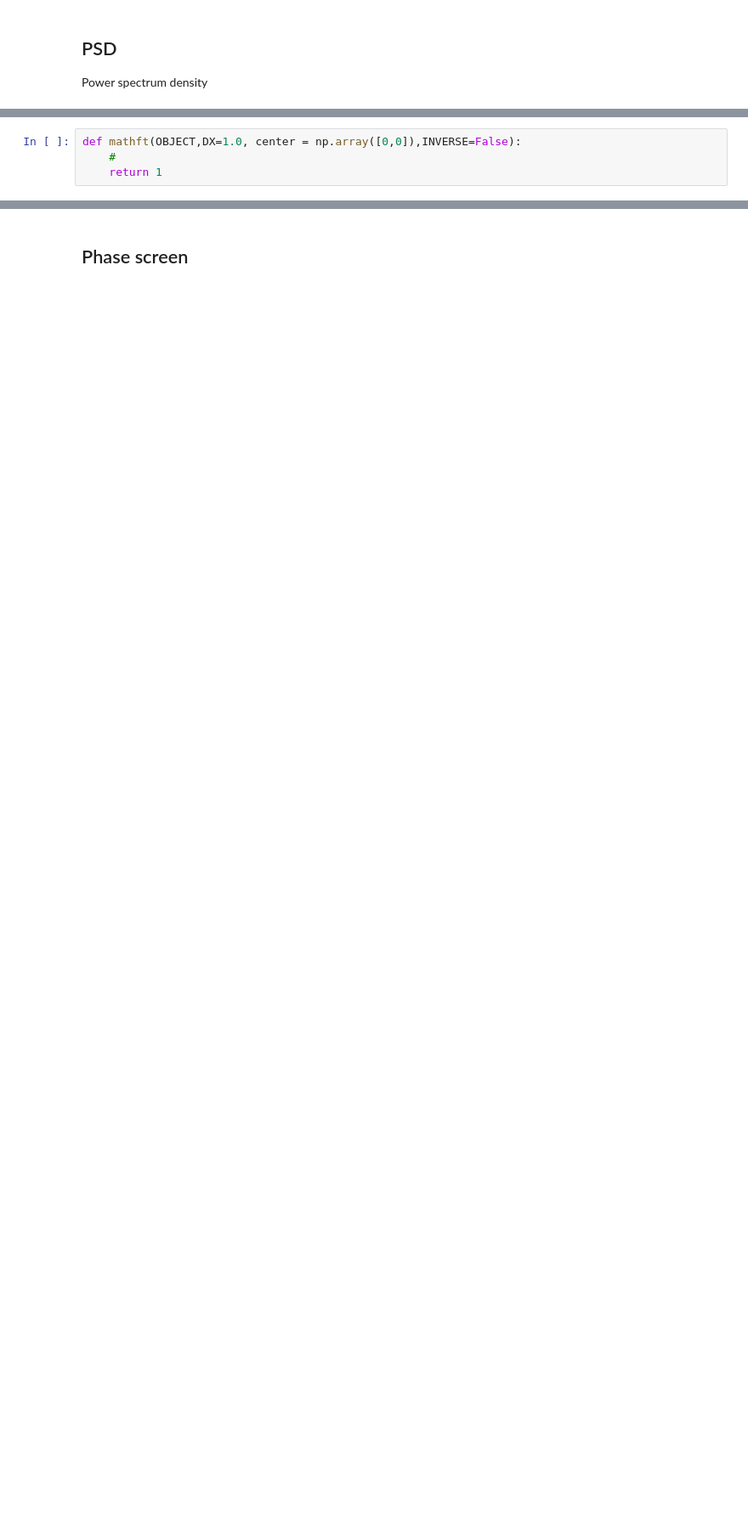
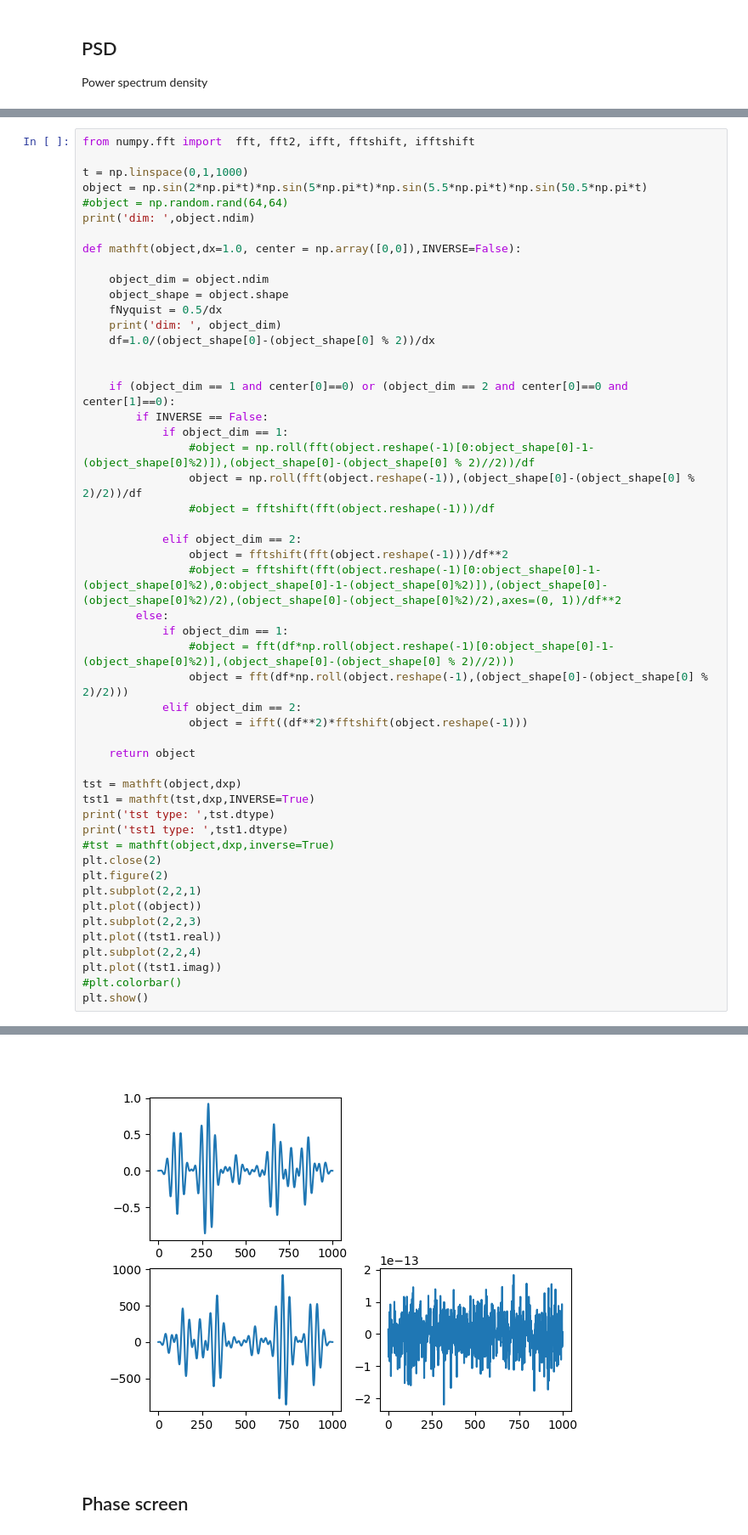
Before and after one commit to HumbertDominique/OWS, a Jupyter notebook: temp.ipynb, the cells around one changed output, grey strips where cells are left out. Shown at 85% size. Saved outputs shown, nothing was run; the diff lists cells and outputs as text; blank space fills up the shorter version.

```diff
--- a/temp.ipynb
+++ b/temp.ipynb
@@ -40,4 +41,52 @@ TypeError: can't multiply sequence by non-int of type 'float'
-# %%
-def mathft(OBJECT,DX=1.0, center = np.array([0,0]),INVERSE=False):
-    #
-    return 1
+# %%
+from numpy.fft import  fft, fft2, ifft, fftshift, ifftshift
+
+t = np.linspace(0,1,1000)
+object = np.sin(2*np.pi*t)*np.sin(5*np.pi*t)*np.sin(5.5*np.pi*t)*np.sin(50.5*np.pi*t)
+#object = np.random.rand(64,64)
+print('dim: ',object.ndim)
+
+def mathft(object,dx=1.0, center = np.array([0,0]),INVERSE=False):
+
+    object_dim = object.ndim
+    object_shape = object.shape
+    fNyquist = 0.5/dx
+    print('dim: ', object_dim)
+    df=1.0/(object_shape[0]-(object_shape[0] % 2))/dx
+
+
+    if (object_dim == 1 and center[0]==0) or (object_dim == 2 and center[0]==0 and center[1]==0):
+        if INVERSE == False:
+            if object_dim == 1:
+                #object = np.roll(fft(object.reshape(-1)[0:object_shape[0]-1-(object_shape[0]%2)]),(object_shape[0]-(object_shape[0] % 2)//2))/df
+                object = np.roll(fft(object.reshape(-1)),(object_shape[0]-(object_shape[0] % 2)/2))/df
+                #object = fftshift(fft(object.reshape(-1)))/df
+
+            elif object_dim == 2:
+                object = fftshift(fft(object.reshape(-1)))/df**2
+                #object = fftshift(fft(object.reshape(-1)[0:object_shape[0]-1-(object_shape[0]%2),0:object_shape[0]-1-(object_shape[0]%2)]),(object_shape[0]-(object_shape[0]%2)/2),(object_shape[0]-(object_shape[0]%2)/2),axes=(0, 1))/df**2
+        else:
+            if object_dim == 1:
+                #object = fft(df*np.roll(object.reshape(-1)[0:object_shape[0]-1-(object_shape[0]%2)],(object_shape[0]-(object_shape[0] % 2)//2)))
+                object = fft(df*np.roll(object.reshape(-1),(object_shape[0]-(object_shape[0] % 2)/2)))
+            elif object_dim == 2:
+                object = ifft((df**2)*fftshift(object.reshape(-1)))
+
+    return object
+
+tst = mathft(object,dxp)
+tst1 = mathft(tst,dxp,INVERSE=True)
+print('tst type: ',tst.dtype)
+print('tst1 type: ',tst1.dtype)
+#tst = mathft(object,dxp,inverse=True)
+plt.close(2)
+plt.figure(2)
+plt.subplot(2,2,1)
+plt.plot((object))
+plt.subplot(2,2,3)
+plt.plot((tst1.real))
+plt.subplot(2,2,4)
+plt.plot((tst1.imag))
+#plt.colorbar()
+plt.show()
+# %% [output]
@@ -44,3 +98,4 @@ def mathft(OBJECT,DX=1.0, center = np.array([0,0]),INVERSE=False):
+[figure, added]
 # %% [markdown]
 ## Phase screen
 # %%
```
Also changed, not shown: parts of 3 cells of this notebook, 1 other file.
